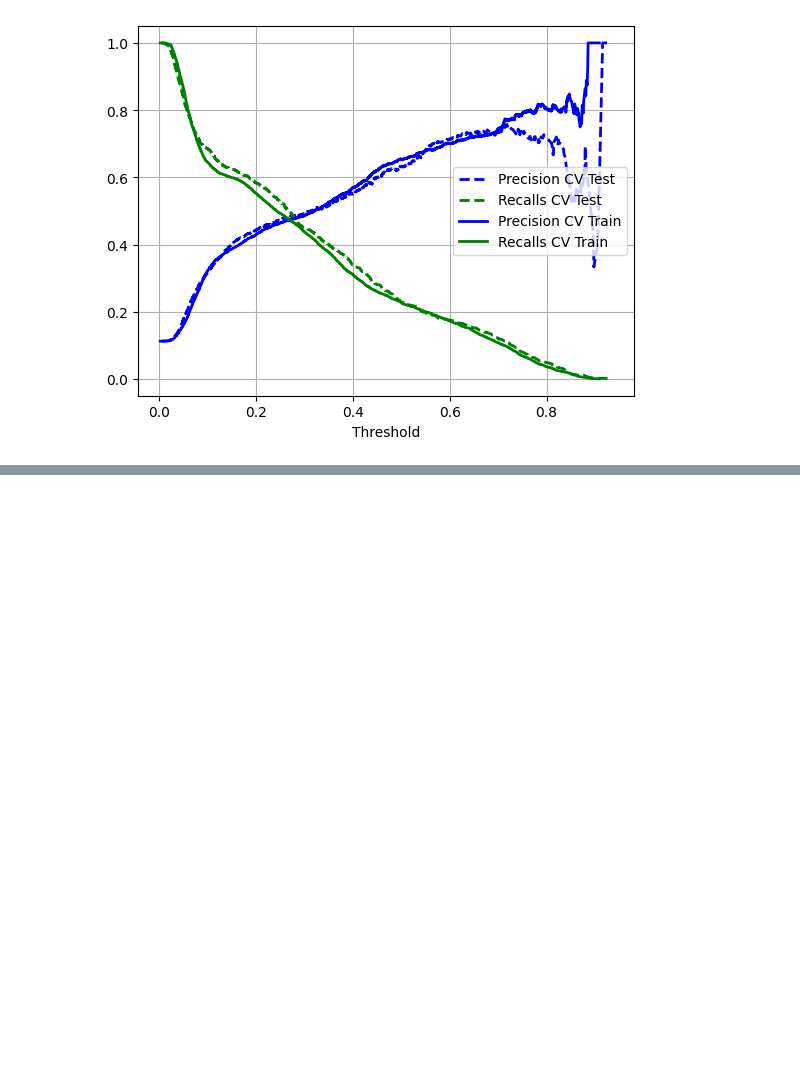
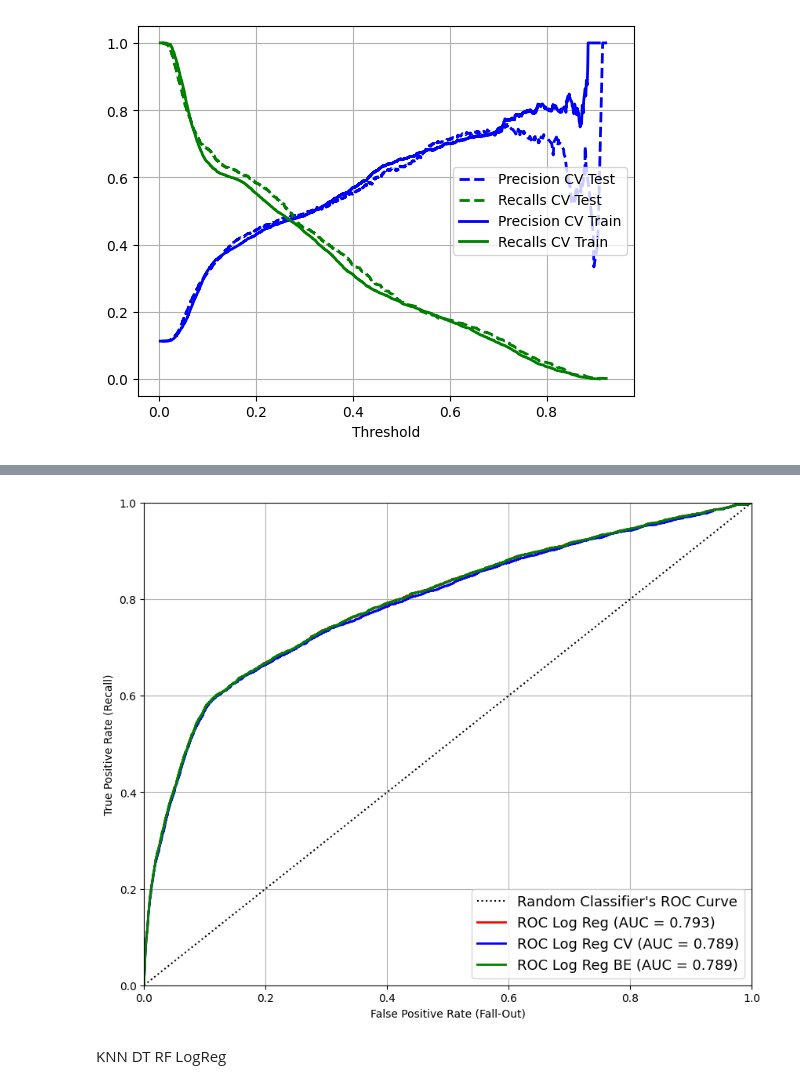
Before and after one commit to elen-ladder/MADS_Bank_Telemarketing, a Jupyter notebook: BankMarketing_Peter.ipynb, the cells around one changed output, grey strips where cells are left out. Saved outputs shown, nothing was run; the diff lists cells and outputs as text; code cells hidden in the pictures; blank space fills up the shorter version.

```diff
--- a/BankMarketing_Peter.ipynb
+++ b/BankMarketing_Peter.ipynb
@@ -347,9 +361,9 @@ Recall:  0.21875
 Precision:  0.6835016835016835
 # %%
 #Draw curves on TRAIN set
-y_train_proba = log_reg.predict_proba(X_train)
+y_train_proba_lr = log_reg.predict_proba(X_train)
 
-train_precisions_lr, train_recalls_lr, train_thresholds_lr = precision_recall_curve(y_train, y_train_proba[:,1])
+train_precisions_lr, train_recalls_lr, train_thresholds_lr = precision_recall_curve(y_train, y_train_proba_lr[:,1])
 
 plt.figure(figsize=(6, 5))
 
@@ -445,0 +574,37 @@ LogReg
+# %%
+# TPR's & FPR's
+fpr_lr, tpr_lr, _ = roc_curve(y_train, y_train_proba_lr[:,1])
+fpr_lr_cv, tpr_lr_cv, _ = roc_curve(y_train, y_train_proba_lr_cv[:,1])
+fpr_lr_be, tpr_lr_be, _ = roc_curve(y_train, y_train_proba_lr_be[:,1])
+
+
+#compute the AUC scores
+auc_lr = roc_auc_score(y_train, y_train_proba_lr[:,1])
+auc_lr_cv = roc_auc_score(y_train, y_train_proba_lr_cv[:,1])
+auc_lr_be = roc_auc_score(y_train, y_train_proba_lr_cv[:,1])
+
+# Start plotting
+plt.figure(figsize=(10,8))
+
+#plot the Random Classifier
+plt.plot([0,1], [0,1], 'k:', label = "Random Classifier's ROC Curve")
+
+#plot the ROC's of the models & the AUC's
+plt.plot(fpr_lr, tpr_lr, "r-", linewidth=2, label=f"ROC Log Reg (AUC = {auc_lr:.3f})")
+plt.plot(fpr_lr_cv, tpr_lr_cv, "b-", linewidth=2, label=f"ROC Log Reg CV (AUC = {auc_lr_cv:.3f})")
+plt.plot(fpr_lr_be, tpr_lr_be, "g-", linewidth=2, label=f"ROC Log Reg BE (AUC = {auc_lr_be:.3f})")
+
+#some formatting
+plt.xlabel('False Positive Rate (Fall-Out)')
+plt.ylabel('True Positive Rate (Recall)')
+plt.grid()
+plt.axis([0, 1, 0, 1])
+plt.legend(loc="lower right", fontsize=13)
+plt.show()
+# %% [output]
+[figure, added]
+# %% [markdown]
+KNN
+DT
+RF
+LogReg
```
Also changed, not shown: parts of 28 cells of this notebook.
